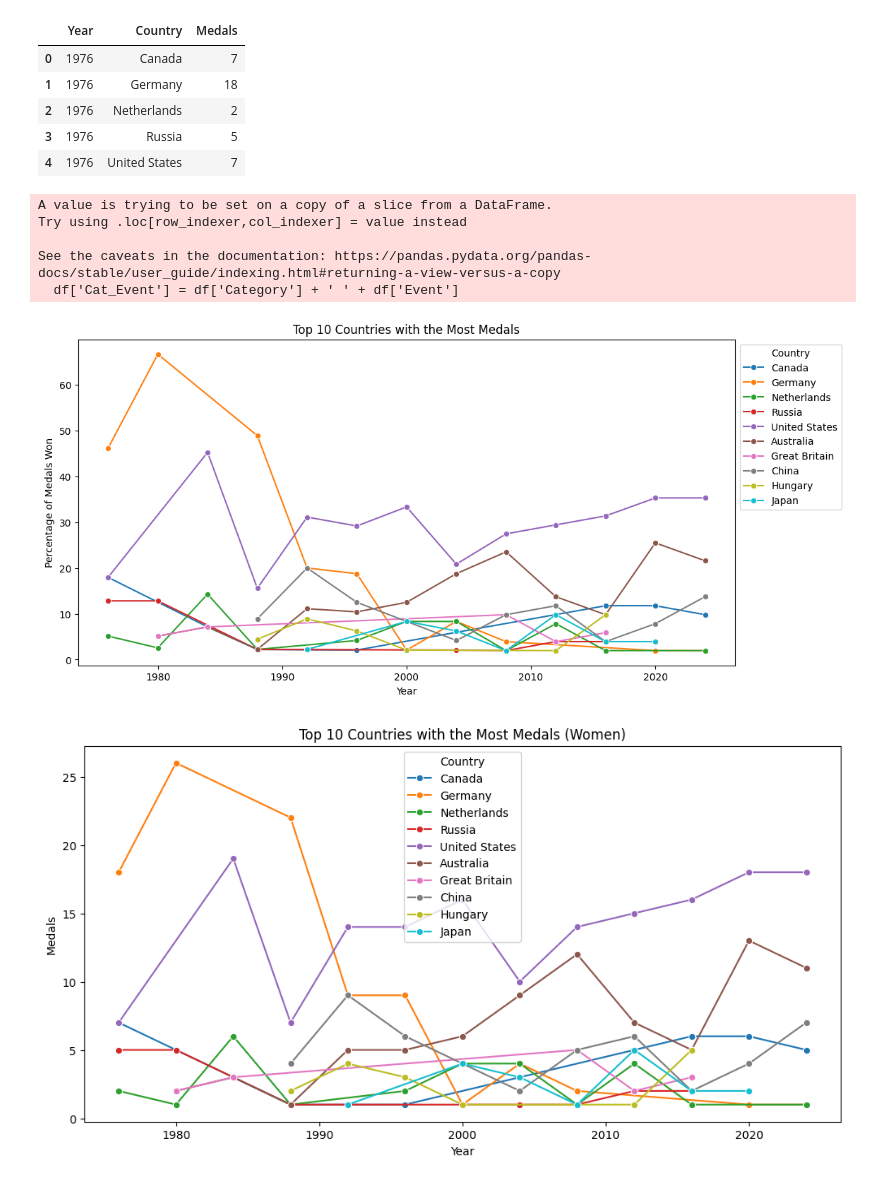
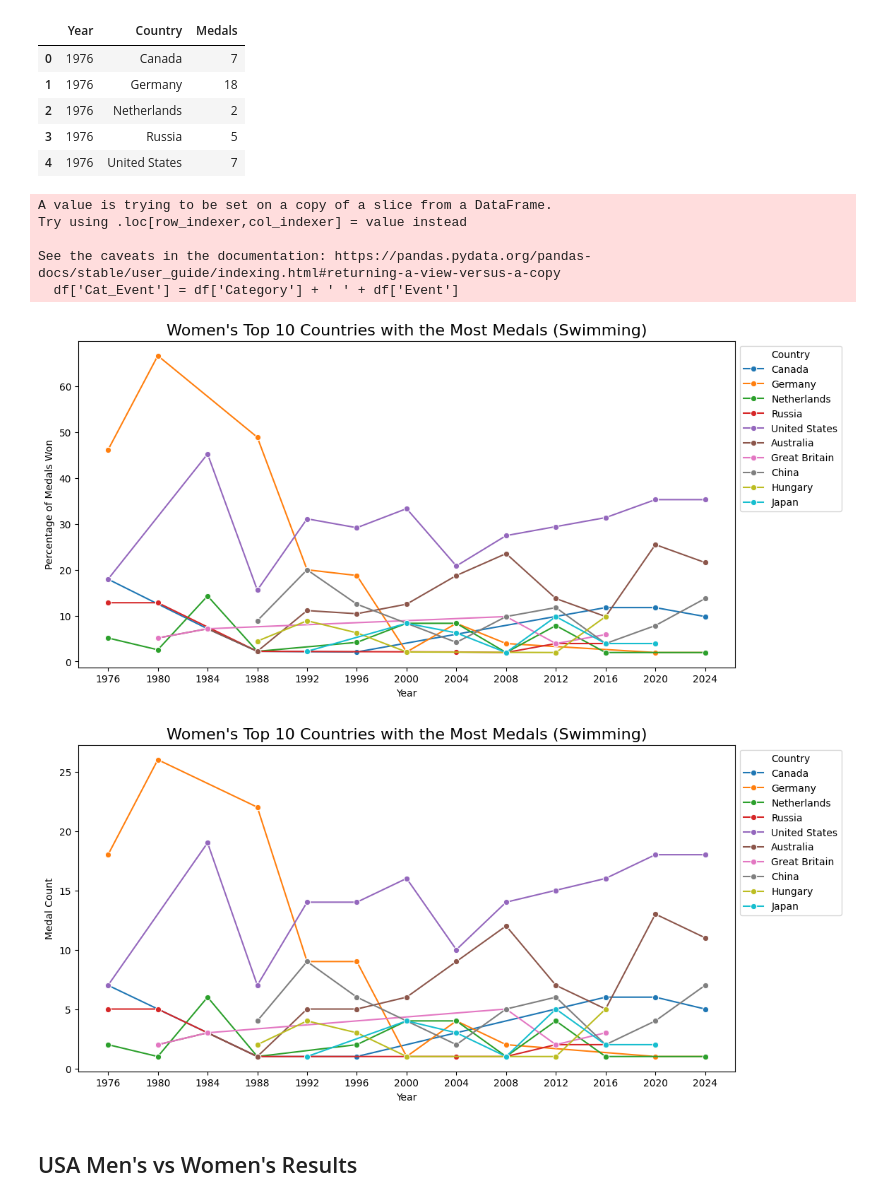
Before and after one commit to dagartga/olympics-data-project, a Jupyter notebook: olympics_data_project/notebooks/olympics_swimming_eda.ipynb, the cells around one changed output. Cells and saved outputs as stored; diff of their text form; code cells hidden in the pictures.

```diff
--- a/olympics_data_project/notebooks/olympics_swimming_eda.ipynb
+++ b/olympics_data_project/notebooks/olympics_swimming_eda.ipynb
@@ -395,9 +403,10 @@ women_pct_medals_df = get_pct_medals(women_top_ten_df, potential_medals_df)
 # plot the top 10 countries with the most medals over the years
 plt.figure(figsize=(12, 6))
 sns.lineplot(y='Pct_Medals', x='Year', data=women_pct_medals_df, hue='Country', marker='o')
-plt.title('Top 10 Countries with the Most Medals')
+plt.title('Women\'s Top 10 Countries with the Most Medals (Swimming)', fontsize=16)
 plt.xlabel('Year')
 plt.ylabel('Percentage of Medals Won')
+plt.xticks(np.arange(1976, 2025, 4))
 plt.legend(title='Country', bbox_to_anchor=(1, 1))
 plt.show()
 # %% [output]
@@ -406,12 +415,17 @@ Try using .loc[row_indexer,col_indexer] = value instead
 
 See the caveats in the documentation: https://pandas.pydata.org/pandas-docs/stable/user_guide/indexing.html#returning-a-view-versus-a-copy
   df['Cat_Event'] = df['Category'] + ' ' + df['Event']
-[figure, old version]
+[figure, new version]
 # %%
 # plot the top 10 countries with the most medals over the years
 plt.figure(figsize=(12, 6))
 sns.lineplot(y='Medals', x='Year', data=women_top_ten_df, hue='Country', marker='o')
-plt.title('Top 10 Countries with the Most Medals (Women)')
+plt.title('Women\'s Top 10 Countries with the Most Medals (Swimming)', fontsize=16)
+plt.xticks(np.arange(1976, 2025, 4))
+plt.ylabel('Medal Count')
+plt.legend(title='Country', bbox_to_anchor=(1, 1))
 plt.show()
 # %% [output]
-[figure, old version]
+[figure, new version]
+# %% [markdown]
+## USA Men's vs Women's Results
```
Also changed, not shown: parts of 6 cells of this notebook, 2 other files.
